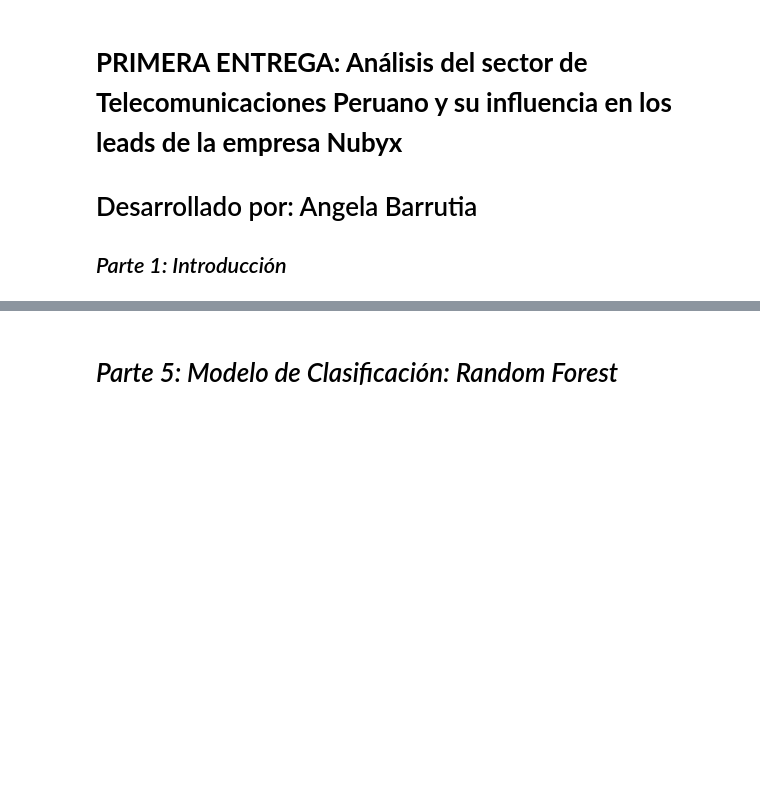
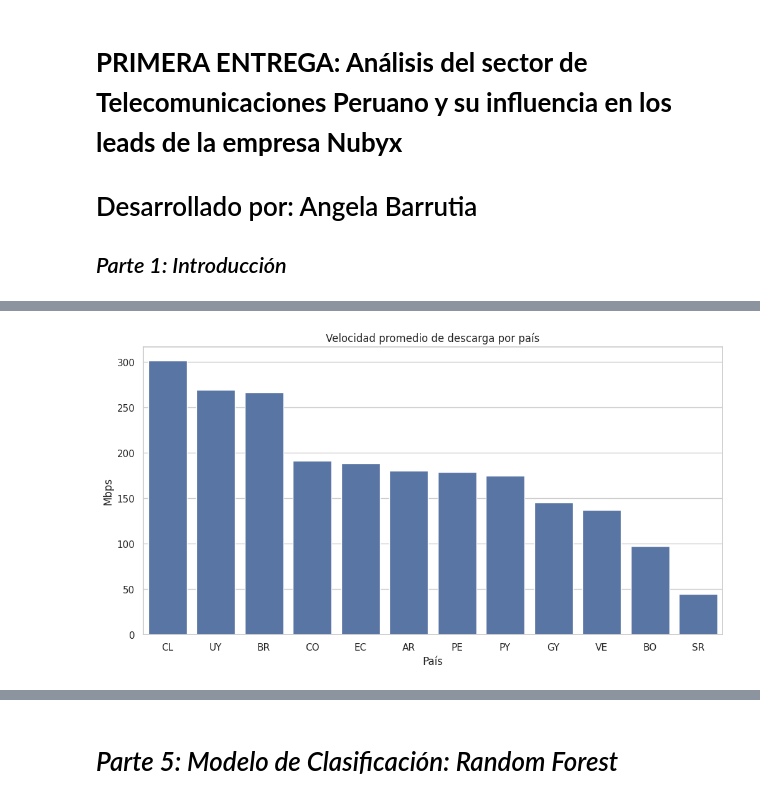
Before and after one commit to Angebarrutia/Coderhouse-Curso-Data-Science-II, a Jupyter notebook: Entregas/Primera Entrega/ProyectoEntrega1DSII_BarrutiaAngela.ipynb, the cells around one changed output, grey strips where cells are left out. Saved outputs shown, nothing was run; the diff lists cells and outputs as text; code cells hidden in the pictures; blank space fills up the shorter version.

```diff
--- a/Entregas/Primera Entrega/ProyectoEntrega1DSII_BarrutiaAngela.ipynb
+++ b/Entregas/Primera Entrega/ProyectoEntrega1DSII_BarrutiaAngela.ipynb
@@ -1084,0 +185,10 @@ plt.show()
+# %%
+# Visualización: velocidad promedio de descarga por país
+plt.figure(figsize=(12,6))
+sns.barplot(x='country', y='download', data=df_speed.sort_values('download', ascending=False))
+plt.title("Velocidad promedio de descarga por país")
+plt.ylabel("Mbps")
+plt.xlabel("País")
+plt.show()
+# %% [output]
+[figure, added]
```
Also changed, not shown: parts of 107 cells of this notebook.
